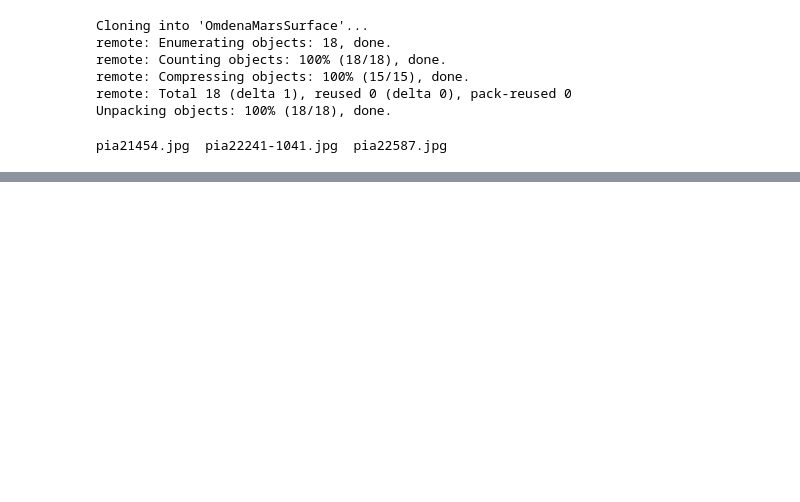
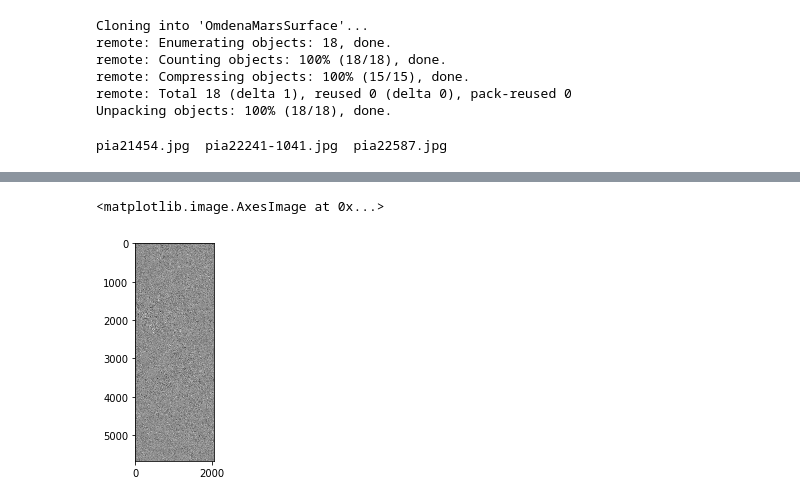
Before and after one commit to neelindresh/OmdenaMarsSurface, a Jupyter notebook: preprocessing.ipynb, the cells around one changed output, grey strips where cells are left out. Saved outputs shown, nothing was run; the diff lists cells and outputs as text; code cells hidden in the pictures; blank space fills up the shorter version.

```diff
--- a/preprocessing.ipynb
+++ b/preprocessing.ipynb
@@ -68,0 +73,5 @@ plt.imshow(yimg,cmap='gray')
+# %%
+plt.imshow(combineEdge(ximag,yimg),cmap='gray')
+# %% [output]
+<matplotlib.image.AxesImage at 0x...>
+[figure, added]
```
Also changed, not shown: parts of 13 cells of this notebook, 5 other files.
